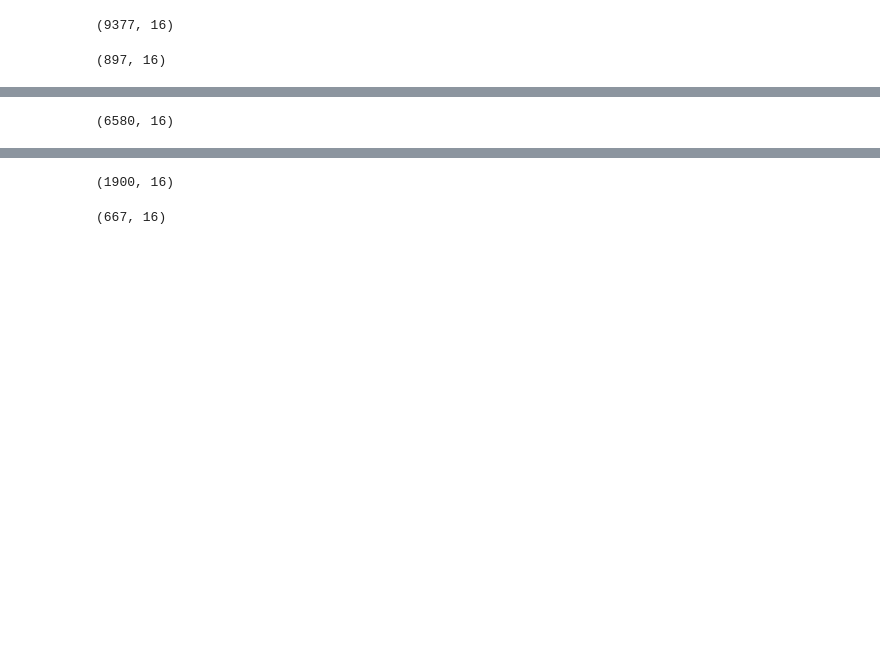
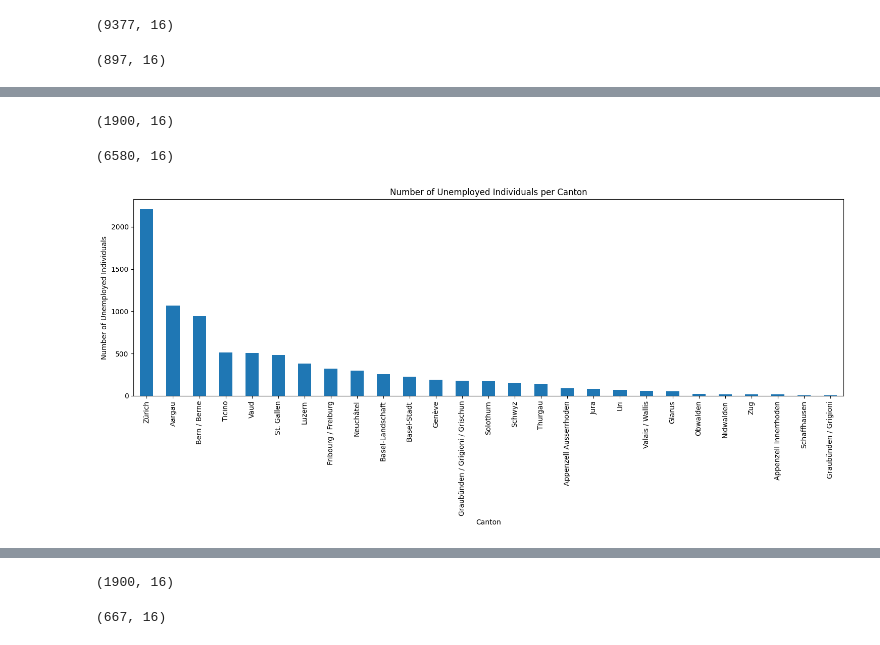
Before and after one commit to Seoyoung-Kim-Meister/analysis_Galaxus, a Jupyter notebook: EY_Hackathon.ipynb, the cells around one changed output, grey strips where cells are left out. Cells and saved outputs as stored; diff of their text form; code cells hidden in the pictures; blank space fills up the shorter version.

```diff
--- a/EY_Hackathon.ipynb
+++ b/EY_Hackathon.ipynb
@@ -91,7 +118,22 @@ df_no_job_clean = df_clean[(df_clean['has_job'] ==0)]
 df_yes_job_clean = df_clean[(df_clean['has_job'] ==1)]
 df_no_job_switzerland = df_canton_switzerland[(df_canton_switzerland['has_job'] ==0)]
 df_yes_job_switzerland = df_canton_switzerland[(df_canton_switzerland['has_job'] ==1)]
+# %%
+df_yes_job_clean.shape
+# %% [output]
+(1900, 16)
 # %%
 df_no_job_clean.shape
 # %% [output]
 (6580, 16)
+# %%
+canton_counts_clean = df_clean['canton'].value_counts()
+plt.figure(figsize=(15, 7))
+canton_counts_clean.plot(kind='bar')
+plt.title('Number of Unemployed Individuals per Canton')
+plt.xlabel('Canton')
+plt.ylabel('Number of Unemployed Individuals')
+plt.tight_layout()
+plt.show()
+# %% [output]
+[figure, added]
```
Also changed, not shown: parts of 18 cells of this notebook.
